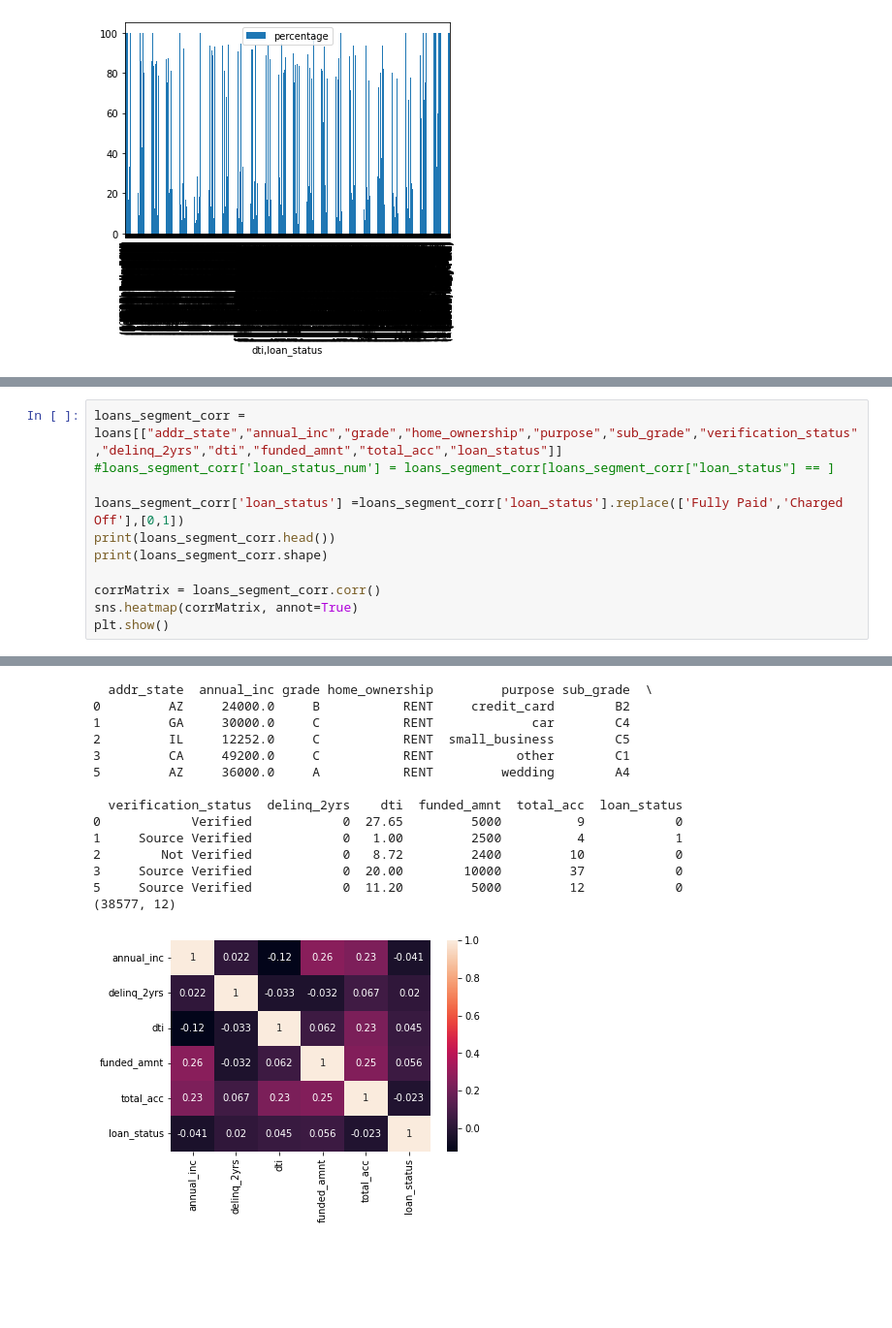
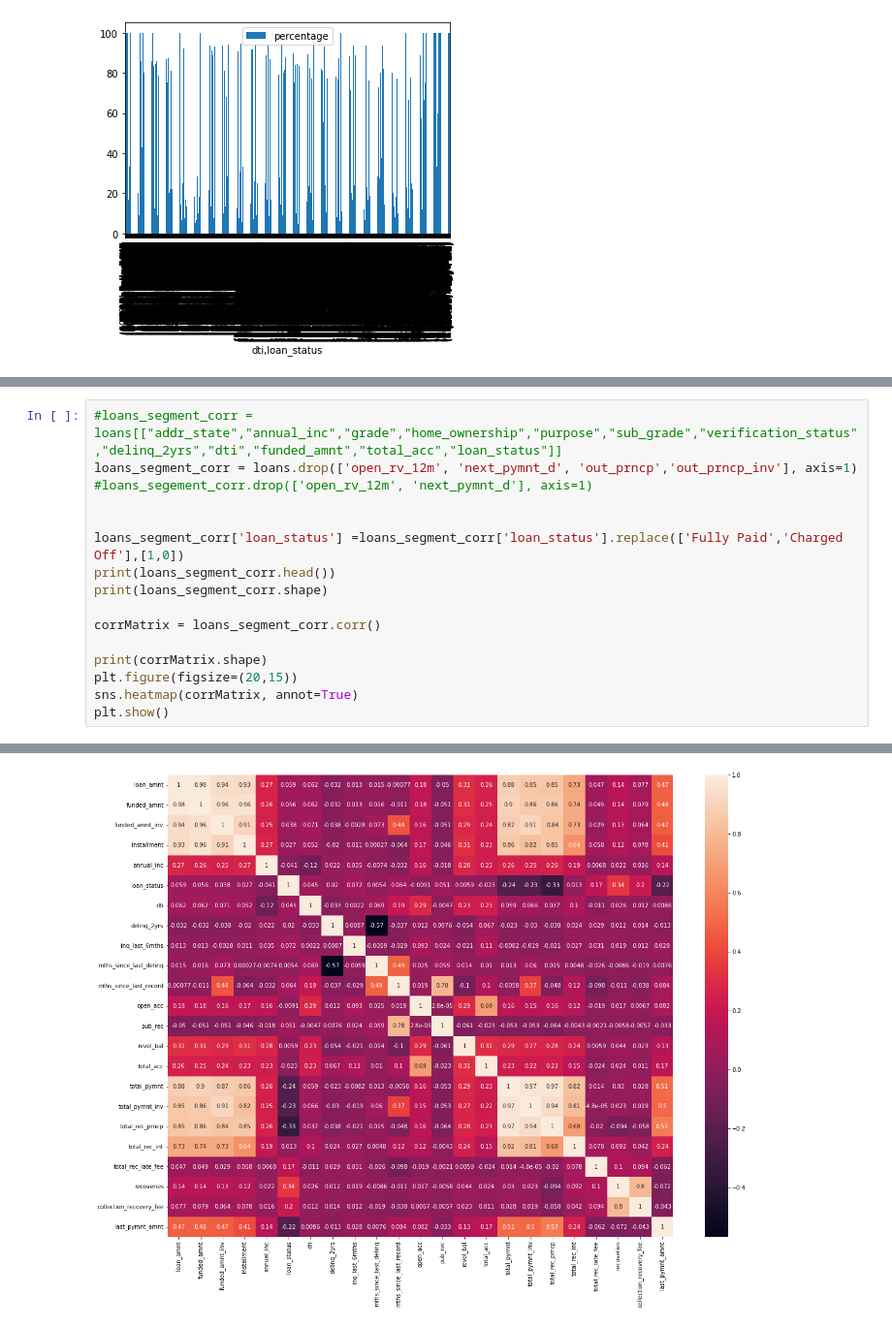
Before and after one commit to anandkeshri07/LendingClubCaseStudy, a Jupyter notebook: Anand_Kumar_Keshri.ipynb, the cells around one changed output, grey strips where cells are left out. Shown: that part at 97% size. Drawn from its saved outputs; the diff is of its cells as text; blank space fills up the shorter version.

```diff
--- a/Anand_Kumar_Keshri.ipynb
+++ b/Anand_Kumar_Keshri.ipynb
@@ -457,14 +457,19 @@ range_total_acc loan_status
 17.0            Fully Paid           1  100.000000
 18.0            Fully Paid           1  100.000000
 # %%
-loans_segment_corr = loans[["addr_state","annual_inc","grade","home_ownership","purpose","sub_grade","verification_status","delinq_2yrs","dti","funded_amnt","total_acc","loan_status"]]
-#loans_segment_corr['loan_status_num'] = loans_segment_corr[loans_segment_corr["loan_status"] == ]
+#loans_segment_corr = loans[["addr_state","annual_inc","grade","home_ownership","purpose","sub_grade","verification_status","delinq_2yrs","dti","funded_amnt","total_acc","loan_status"]]
+loans_segment_corr = loans.drop(['open_rv_12m', 'next_pymnt_d', 'out_prncp','out_prncp_inv'], axis=1)
+#loans_segement_corr.drop(['open_rv_12m', 'next_pymnt_d'], axis=1)
 
-loans_segment_corr['loan_status'] =loans_segment_corr['loan_status'].replace(['Fully Paid','Charged Off'],[0,1])
+
+loans_segment_corr['loan_status'] =loans_segment_corr['loan_status'].replace(['Fully Paid','Charged Off'],[1,0])
 print(loans_segment_corr.head())
 print(loans_segment_corr.shape)
 
 corrMatrix = loans_segment_corr.corr()
+
+print(corrMatrix.shape)
+plt.figure(figsize=(20,15))
 sns.heatmap(corrMatrix, annot=True)
 plt.show()
 # %% [output]
@@ -476,15 +493 @@ See the caveats in the documentation: https://pandas.pydata.org/pandas-docs/stab
-  addr_state  annual_inc grade home_ownership         purpose sub_grade  \
-0         AZ     24000.0     B           RENT     credit_card        B2
-1         GA     30000.0     C           RENT             car        C4
-2         IL     12252.0     C           RENT  small_business        C5
-3         CA     49200.0     C           RENT           other        C1
-5         AZ     36000.0     A           RENT         wedding        A4
-
-  verification_status  delinq_2yrs    dti  funded_amnt  total_acc  loan_status
-0            Verified            0  27.65         5000          9            0
-1     Source Verified            0   1.00         2500          4            1
-2        Not Verified            0   8.72         2400         10            0
-3     Source Verified            0  20.00        10000         37            0
-5     Source Verified            0  11.20         5000         12            0
-(38577, 12)
-[figure, old version]
+[figure, new version]
```
Also changed, not shown: parts of 1 cell of this notebook.
